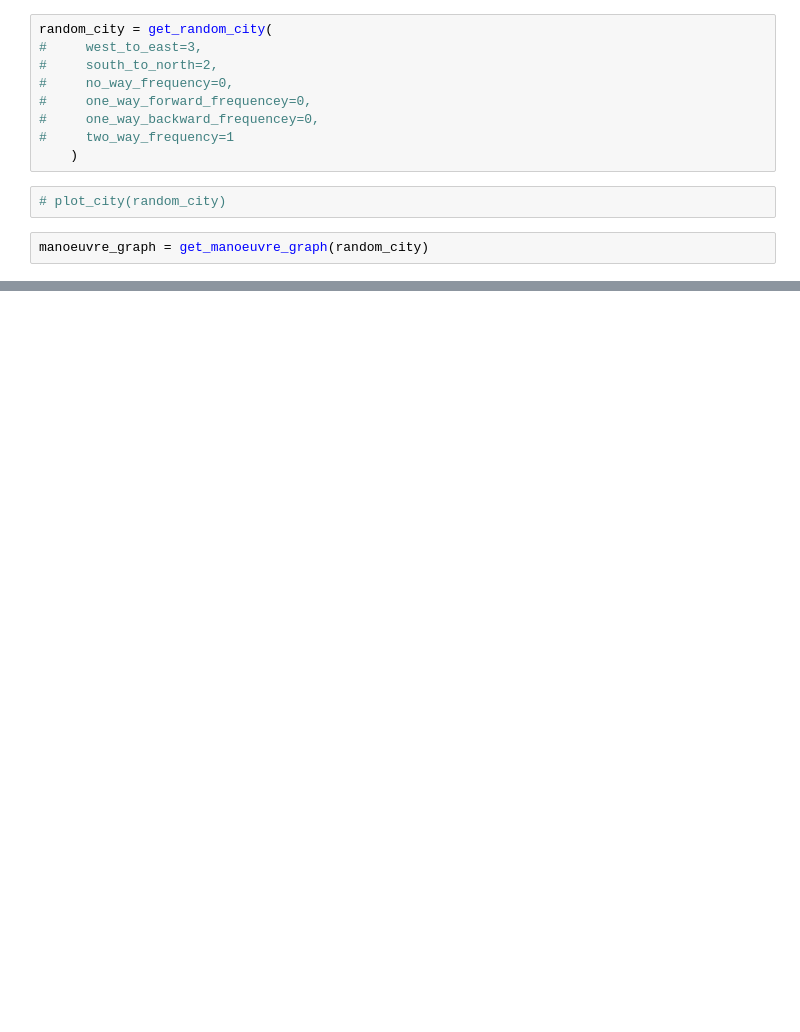
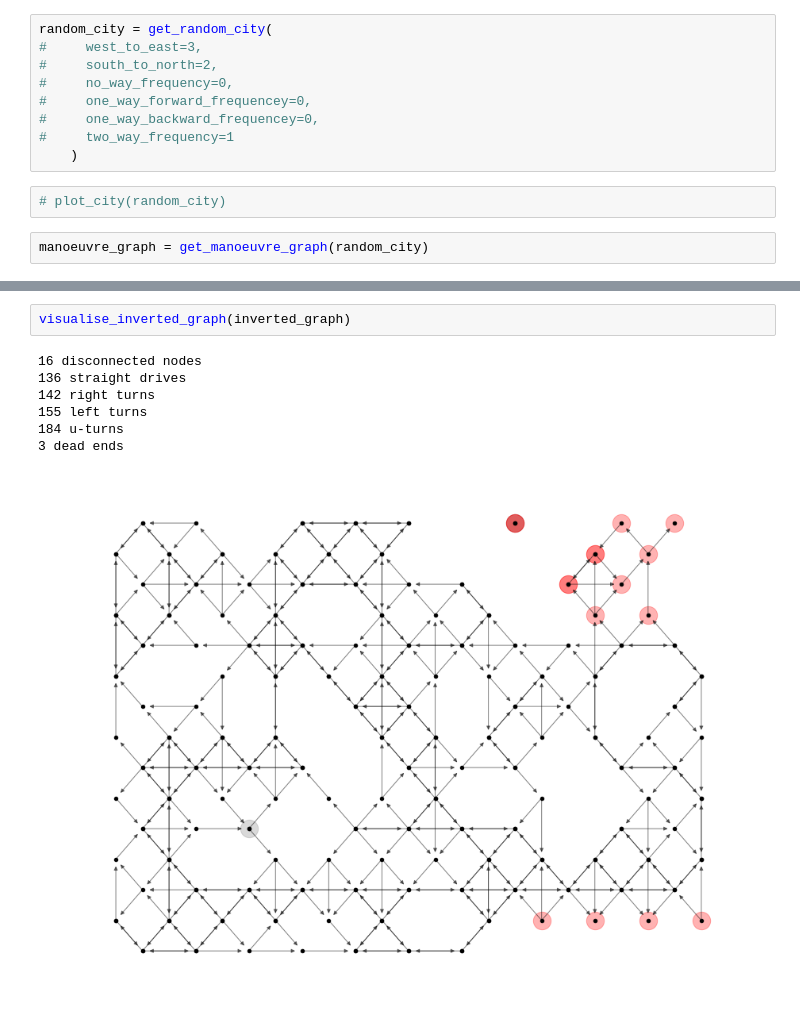
Before and after one commit to nikita-loik/route-inspection, a Jupyter notebook: town_simulation.ipynb, the cells around one changed output, grey strips where cells are left out. Saved outputs shown, nothing was run; the diff lists cells and outputs as text; blank space fills up the shorter version.

```diff
--- a/town_simulation.ipynb
+++ b/town_simulation.ipynb
@@ -91,0 +66,10 @@ go_straight
+# %%
+visualise_inverted_graph(inverted_graph)
+# %% [output]
+16 disconnected nodes
+136 straight drives
+142 right turns
+155 left turns
+184 u-turns
+3 dead ends
+[figure, added]
```
Also changed, not shown: parts of 12 cells of this notebook, 2 other files.
